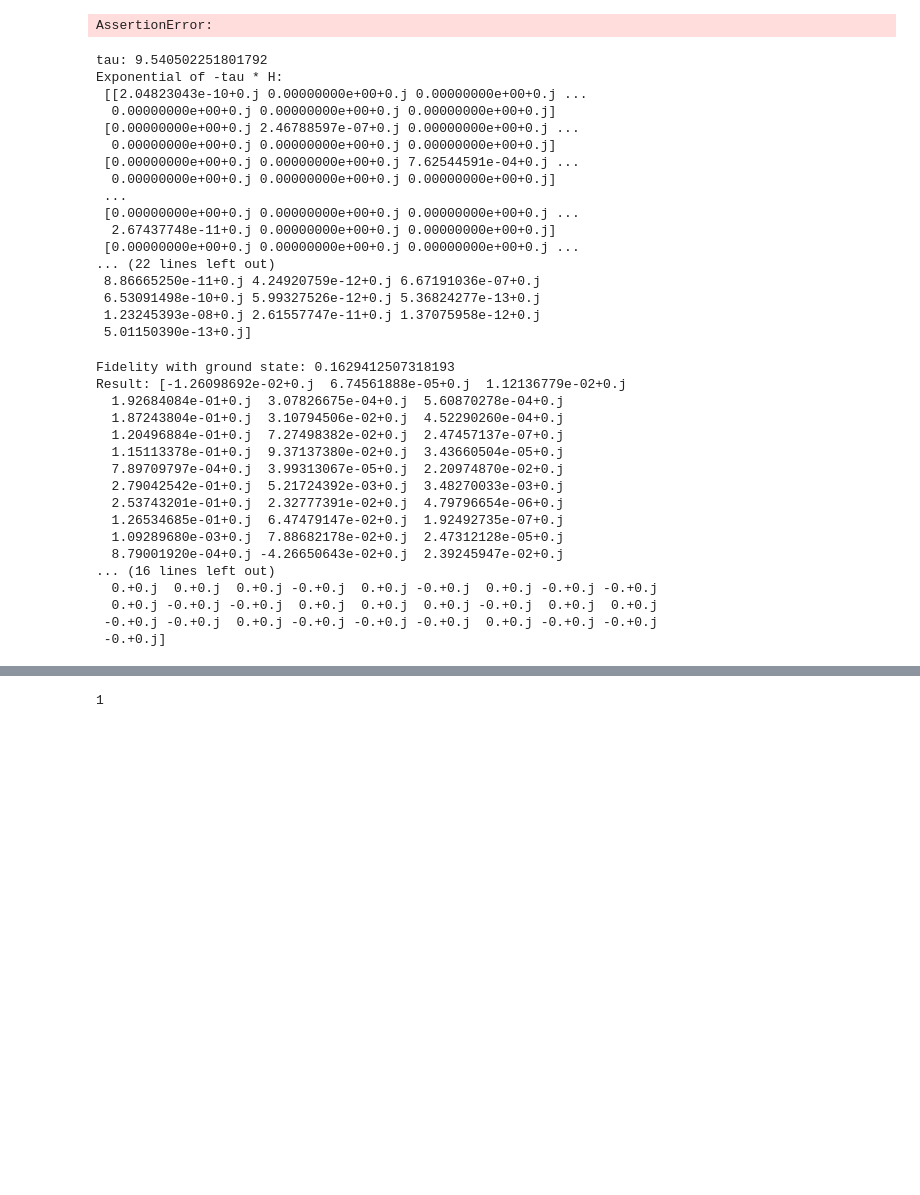
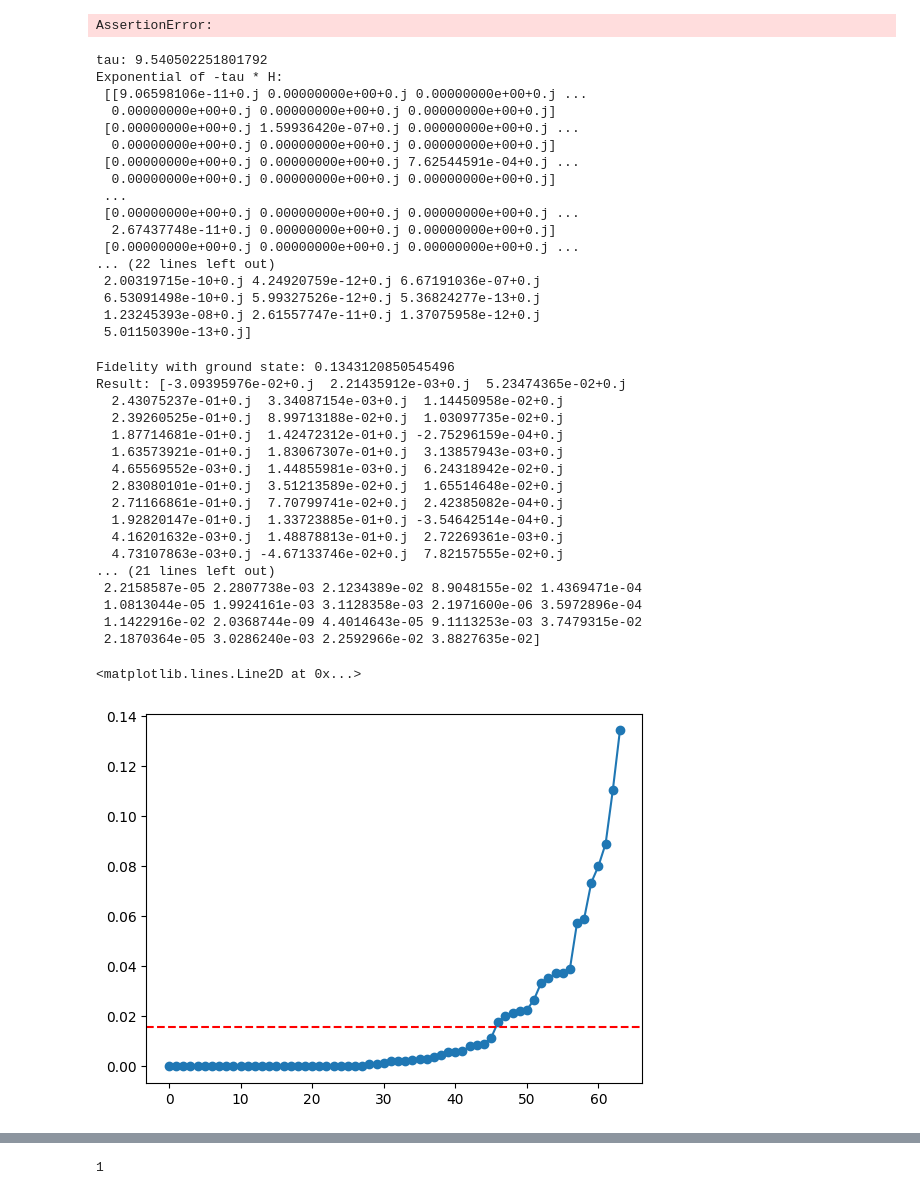
Before and after one commit to AndewNN/Quantum_Computing, a Jupyter notebook: DB-QITE/cudaq.ipynb, the cells around one changed output, grey strips where cells are left out. Saved outputs shown, nothing was run; the diff lists cells and outputs as text; code cells hidden in the pictures; blank space fills up the shorter version.

```diff
--- a/DB-QITE/cudaq.ipynb
+++ b/DB-QITE/cudaq.ipynb
@@ -17,8 +18,8 @@ from Utils.qaoaCUDAQ import po_normalize, ret_cov_to_QUBO, qubo_to_ising, proces
 e = 0
 N_ASSETS = 3
 TARGET_QUBIT_IN = 2
-q = 1.5
-lamb = 0.05
+q = 0
+lamb = 0
 
 device = torch.device("cuda")
 DUPLICATE_ASSET = False
@@ -161,7 +162,7 @@ print("tau:", tau)
 # e^(-tau H)
 exp_H = expm(-tau * H)
 print("Exponential of -tau * H:\n", exp_H)
-
+result
 result = exp_H @ b
 result = result / np.linalg.norm(result)
 print("Fidelity with ground state:", abs(result @ ground_state)**2)
@@ -171,9 +172,9 @@ print("Result of normed exp(-tau * H) @ b:", result)
 # %% [output]
 tau: 9.540502251801792
 Exponential of -tau * H:
- [[2.04823043e-10+0.j 0.00000000e+00+0.j 0.00000000e+00+0.j ...
+ [[9.06598106e-11+0.j 0.00000000e+00+0.j 0.00000000e+00+0.j ...
   0.00000000e+00+0.j 0.00000000e+00+0.j 0.00000000e+00+0.j]
- [0.00000000e+00+0.j 2.46788597e-07+0.j 0.00000000e+00+0.j ...
+ [0.00000000e+00+0.j 1.59936420e-07+0.j 0.00000000e+00+0.j ...
   0.00000000e+00+0.j 0.00000000e+00+0.j 0.00000000e+00+0.j]
  [0.00000000e+00+0.j 0.00000000e+00+0.j 7.62544591e-04+0.j ...
   0.00000000e+00+0.j 0.00000000e+00+0.j 0.00000000e+00+0.j]
@@ -182,7 +183,7 @@ Exponential of -tau * H:
   2.67437748e-11+0.j 0.00000000e+00+0.j 0.00000000e+00+0.j]
  [0.00000000e+00+0.j 0.00000000e+00+0.j 0.00000000e+00+0.j ...
 ... (22 lines left out)
- 8.86665250e-11+0.j 4.24920759e-12+0.j 6.67191036e-07+0.j
+ 2.00319715e-10+0.j 4.24920759e-12+0.j 6.67191036e-07+0.j
  6.53091498e-10+0.j 5.99327526e-12+0.j 5.36824277e-13+0.j
  1.23245393e-08+0.j 2.61557747e-11+0.j 1.37075958e-12+0.j
  5.01150390e-13+0.j]
@@ -190,7 +191,7 @@ Exponential of -tau * H:
 s = tau / N
 
 s = 1
-N = 5
+N = 3
 
 bb = b.copy()
 bb_t = torch.tensor(bb, device=device, dtype=torch.complex64)
@@ -204,25 +205,32 @@ result = bb
 print("Fidelity with ground state:", abs(result @ ground_state)**2)
 print("Result:", result)
 print("Norm:", np.linalg.norm(result))
-print(np.round(result))
+# print(np.round(result))
+print(np.abs(result)**2)
 # %% [output]
-Fidelity with ground state: 0.1629412507318193
-Result: [-1.26098692e-02+0.j  6.74561888e-05+0.j  1.12136779e-02+0.j
-  1.92684084e-01+0.j  3.07826675e-04+0.j  5.60870278e-04+0.j
-  1.87243804e-01+0.j  3.10794506e-02+0.j  4.52290260e-04+0.j
-  1.20496884e-01+0.j  7.27498382e-02+0.j  2.47457137e-07+0.j
-  1.15113378e-01+0.j  9.37137380e-02+0.j  3.43660504e-05+0.j
-  7.89709797e-04+0.j  3.99313067e-05+0.j  2.20974870e-02+0.j
-  2.79042542e-01+0.j  5.21724392e-03+0.j  3.48270033e-03+0.j
-  2.53743201e-01+0.j  2.32777391e-02+0.j  4.79796654e-06+0.j
-  1.26534685e-01+0.j  6.47479147e-02+0.j  1.92492735e-07+0.j
-  1.09289680e-03+0.j  7.88682178e-02+0.j  2.47312128e-05+0.j
-  8.79001920e-04+0.j -4.26650643e-02+0.j  2.39245947e-02+0.j
-... (16 lines left out)
-  0.+0.j  0.+0.j  0.+0.j -0.+0.j  0.+0.j -0.+0.j  0.+0.j -0.+0.j -0.+0.j
-  0.+0.j -0.+0.j -0.+0.j  0.+0.j  0.+0.j  0.+0.j -0.+0.j  0.+0.j  0.+0.j
- -0.+0.j -0.+0.j  0.+0.j -0.+0.j -0.+0.j -0.+0.j  0.+0.j -0.+0.j -0.+0.j
- -0.+0.j]
+Fidelity with ground state: 0.1343120850545496
+Result: [-3.09395976e-02+0.j  2.21435912e-03+0.j  5.23474365e-02+0.j
+  2.43075237e-01+0.j  3.34087154e-03+0.j  1.14450958e-02+0.j
+  2.39260525e-01+0.j  8.99713188e-02+0.j  1.03097735e-02+0.j
+  1.87714681e-01+0.j  1.42472312e-01+0.j -2.75296159e-04+0.j
+  1.63573921e-01+0.j  1.83067307e-01+0.j  3.13857943e-03+0.j
+  4.65569552e-03+0.j  1.44855981e-03+0.j  6.24318942e-02+0.j
+  2.83080101e-01+0.j  3.51213589e-02+0.j  1.65514648e-02+0.j
+  2.71166861e-01+0.j  7.70799741e-02+0.j  2.42385082e-04+0.j
+  1.92820147e-01+0.j  1.33723885e-01+0.j -3.54642514e-04+0.j
+  4.16201632e-03+0.j  1.48878813e-01+0.j  2.72269361e-03+0.j
+  4.73107863e-03+0.j -4.67133746e-02+0.j  7.82157555e-02+0.j
+... (21 lines left out)
+ 2.2158587e-05 2.2807738e-03 2.1234389e-02 8.9048155e-02 1.4369471e-04
+ 1.0813044e-05 1.9924161e-03 3.1128358e-03 2.1971600e-06 3.5972896e-04
+ 1.1422916e-02 2.0368744e-09 4.4014643e-05 9.1113253e-03 3.7479315e-02
+ 2.1870364e-05 3.0286240e-03 2.2592966e-02 3.8827635e-02]
+# %%
+plt.plot(sorted(abs(result)**2), marker='o')
+plt.axhline(y=1/(1<<TARGET_QUBIT), color='r', linestyle='--')
+# %% [output]
+<matplotlib.lines.Line2D at 0x...>
+[figure, added]
 # %%
 s = tau / N
 
```
Also changed, not shown: parts of 16 cells of this notebook.
